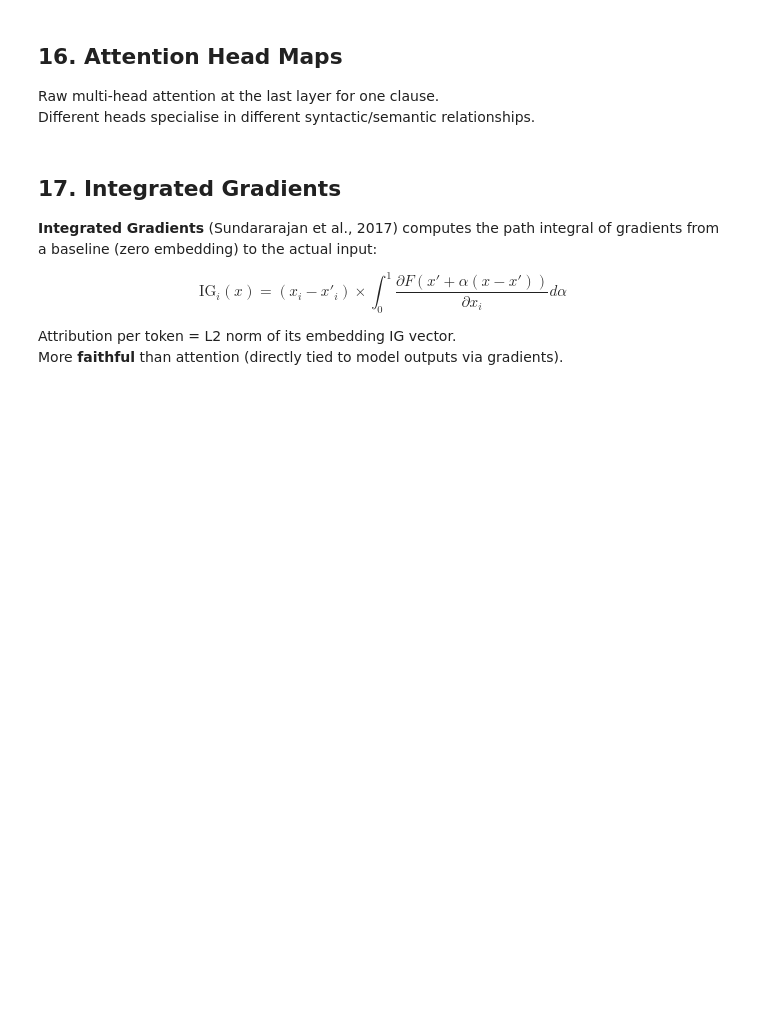
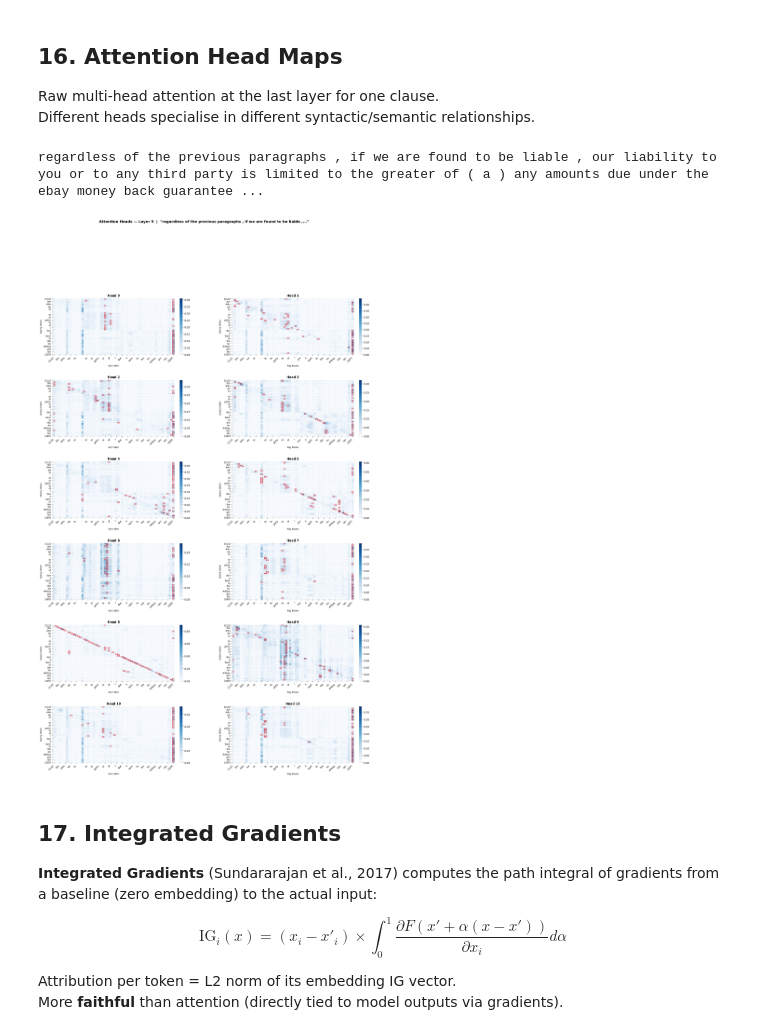
Before and after one commit to nswierkowski/ai-ethics-law-mini-project, a Jupyter notebook: notebooks/02_finetune_distilbert.ipynb, the cells around one changed output. Saved outputs shown, nothing was run; the diff lists cells and outputs as text; code cells hidden in the pictures; blank space fills up the shorter version.

```diff
--- a/notebooks/02_finetune_distilbert.ipynb
+++ b/notebooks/02_finetune_distilbert.ipynb
@@ -364,16 +649,20 @@ Different heads specialise in different syntactic/semantic relationships.
 # %%
 example_text, example_lbl = sample_examples[0]  # first unfair example
 
+print(example_text)
 fig = plot_attention_head_map(
     model     = best_mc_res.model,
     tokenizer = best_mc_res.tokenizer,
     text      = example_text,
     layer     = 5,           # last DistilBERT layer (0-indexed)
     device    = DEVICE,
-    figsize   = (14, 10),
+    figsize   = (20, 30),
 )
 fig.savefig(f"{FIGURES_DIR}/attention_heads_layer5.png", bbox_inches="tight", dpi=130)
 plt.show()
+# %% [output]
+regardless of the previous paragraphs , if we are found to be liable , our liability to you or to any third party is limited to the greater of ( a ) any amounts due under the ebay money back guarantee ...
+[figure, added]
 # %% [markdown]
 ## 17. Integrated Gradients
 
```
Also changed, not shown: parts of 34 cells of this notebook, 55 other files.
